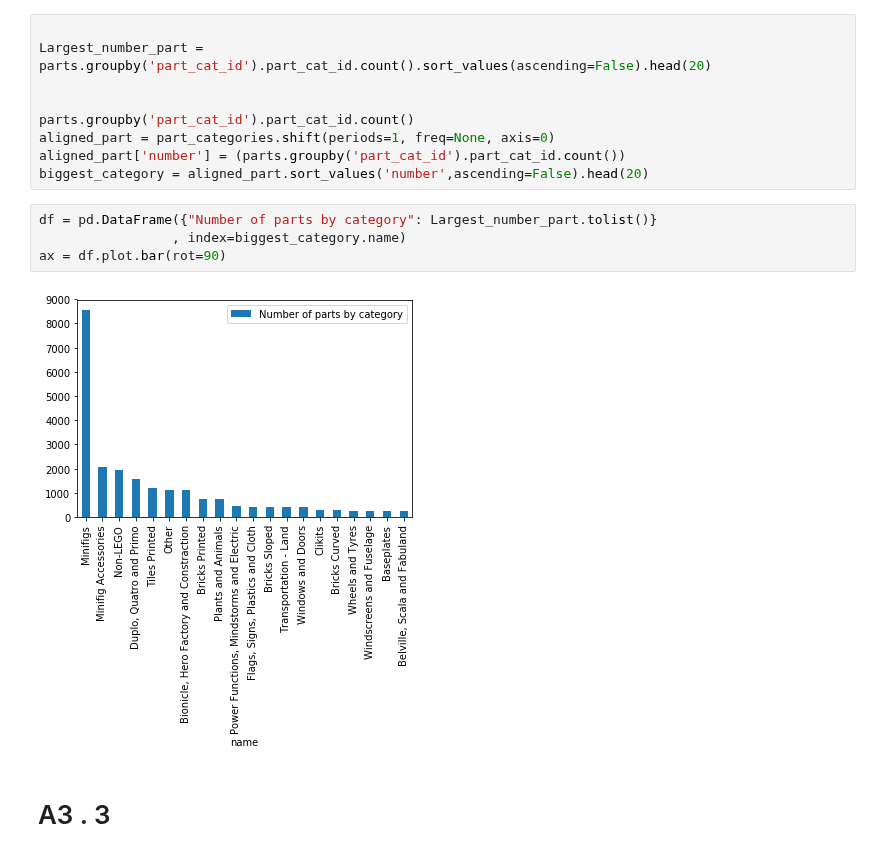
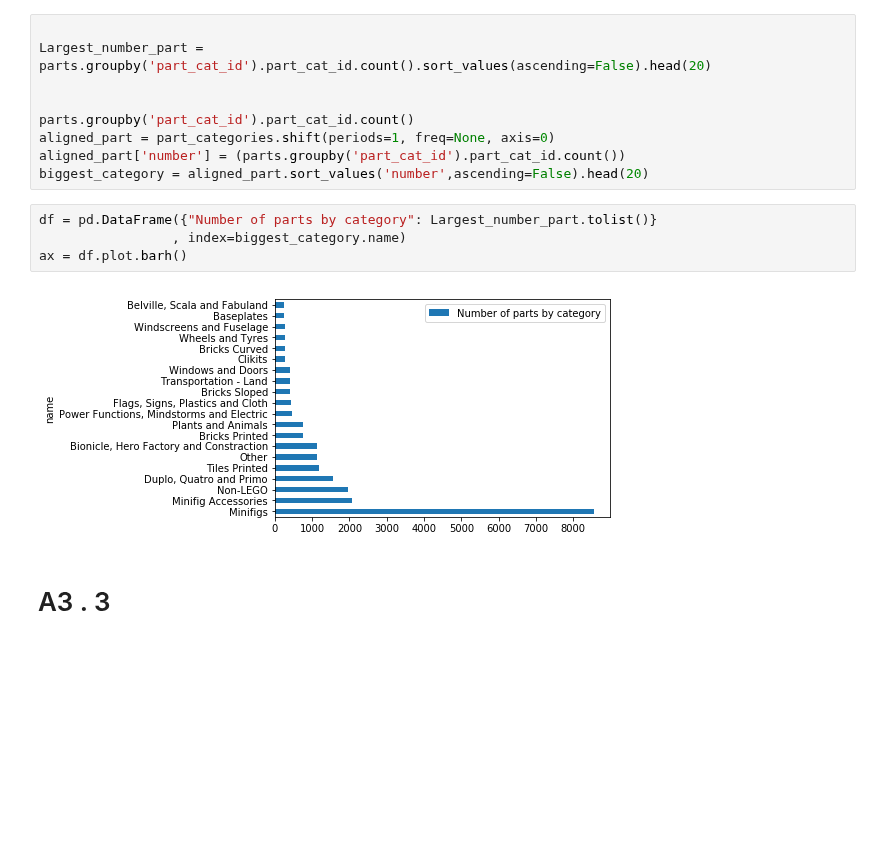
Before and after one commit to Apiquet/ADA_EPFL, a Jupyter notebook: ADA2018-Homework-master/01 - Pandas and Data Wrangling/Exercise 1.ipynb, the cells around one changed output. Saved outputs shown, nothing was run; the diff lists cells and outputs as text; blank space fills up the shorter version.

Commit message:
Adding graph for A3.3

```diff
--- a/ADA2018-Homework-master/01 - Pandas and Data Wrangling/Exercise 1.ipynb
+++ b/ADA2018-Homework-master/01 - Pandas and Data Wrangling/Exercise 1.ipynb
@@ -258,9 +198,9 @@ biggest_category = aligned_part.sort_values('number',ascending=False).head(20)
 # %%
 df = pd.DataFrame({"Number of parts by category": Largest_number_part.tolist()}
                  , index=biggest_category.name)
-ax = df.plot.bar(rot=90)
+ax = df.plot.barh()
 # %% [output]
-[figure, old version]
+[figure, new version]
 # %% [markdown]
 
 #    A3 . 3    #
```
Also changed, not shown: parts of 16 cells of this notebook.
